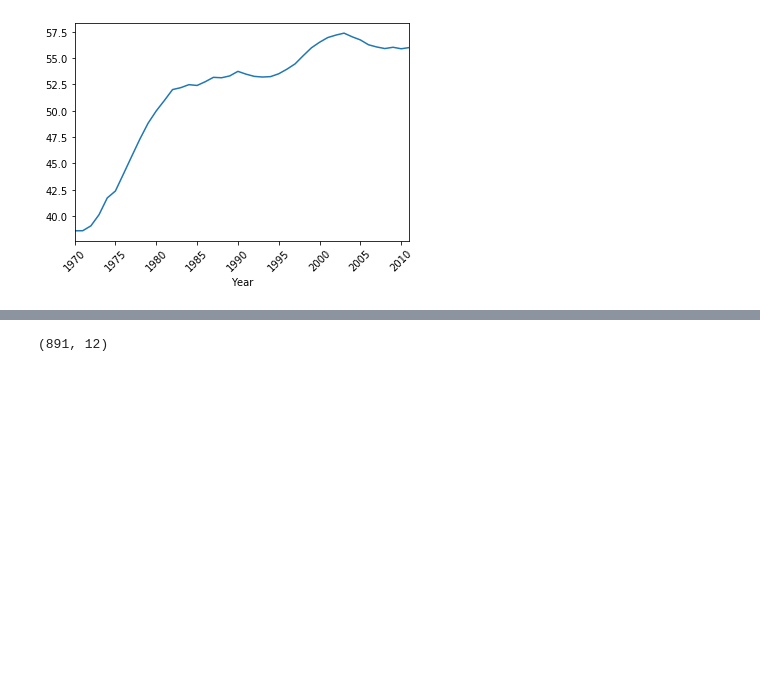
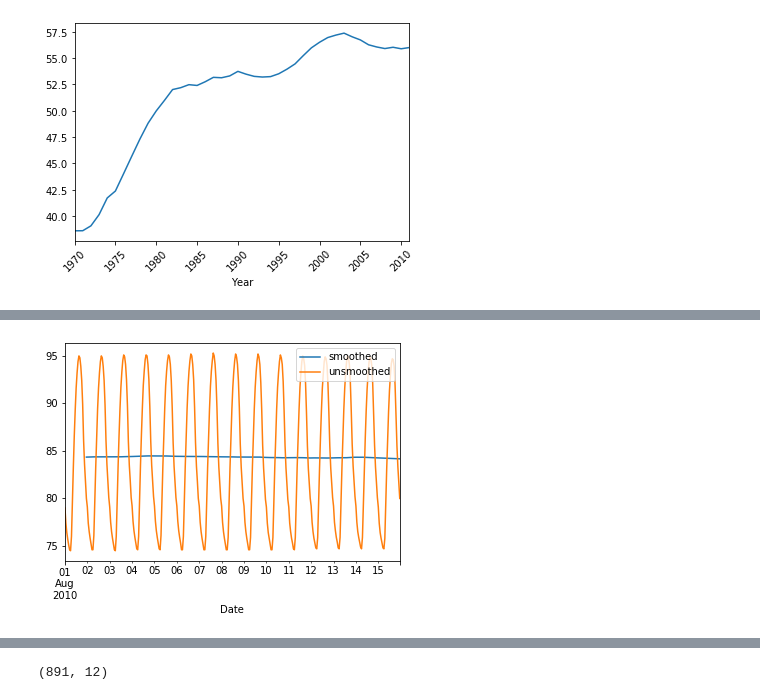
Before and after one commit to thap/PandasExamples, a Jupyter notebook: Pandas1.ipynb, the cells around one changed output, grey strips where cells are left out. Saved outputs shown, nothing was run; the diff lists cells and outputs as text; code cells hidden in the pictures; blank space fills up the shorter version.

```diff
--- a/Pandas1.ipynb
+++ b/Pandas1.ipynb
@@ -332,0 +496,5 @@ bachelors.mean(axis=1).plot(rot=45)
+# %%
+time_format = "%Y%m%d %H:%M"
+weather["Date"] = pd.to_datetime(weather["Date"], format=time_format)
+weather.set_index("Date", inplace=True)
+weather.head(10)
@@ -332,0 +610,7 @@ bachelors.mean(axis=1).plot(rot=45)
+# %%
+unsmoothed = weather["Temperature"]["2010-08-01":"2010-08-15"]
+smoothed = unsmoothed.rolling(window=24).mean()
+august = pd.DataFrame({'smoothed': smoothed, 'unsmoothed': unsmoothed})
+august.plot();
+# %% [output]
+[figure, added]
```
Also changed, not shown: parts of 38 cells of this notebook.
